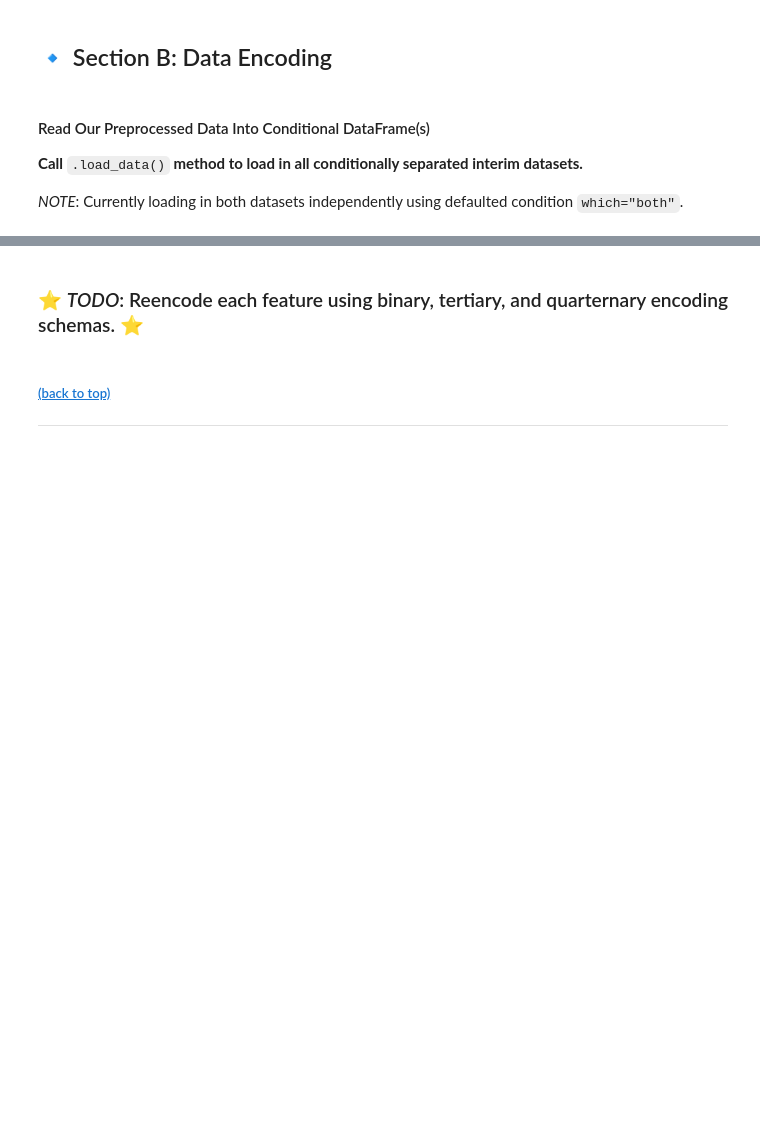
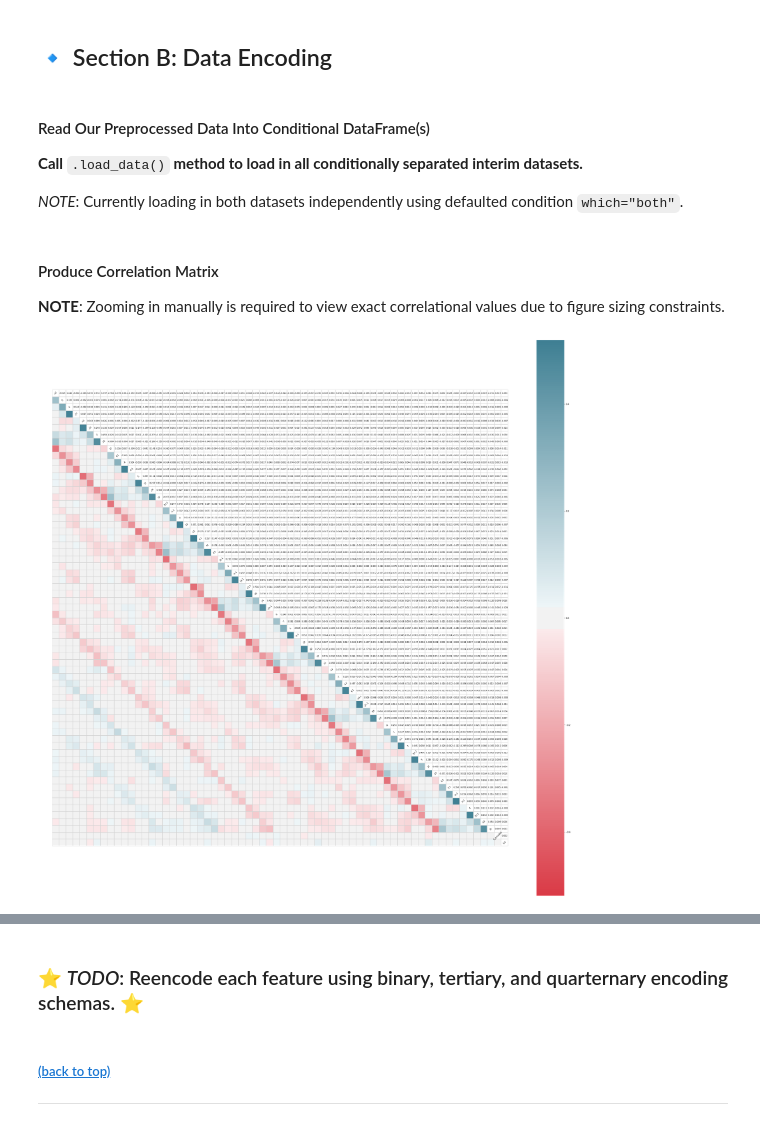
Before and after one commit to djprofessorkash/6nomads-interview-project, a Jupyter notebook: notebooks/02-intermediate-data-processing.ipynb, the cells around one changed output, grey strips where cells are left out. Cells and saved outputs as stored; diff of their text form; code cells hidden in the pictures; blank space fills up the shorter version.

```diff
--- a/notebooks/02-intermediate-data-processing.ipynb
+++ b/notebooks/02-intermediate-data-processing.ipynb
@@ -78,3 +84,11 @@ proc = Dataset_Processor()
 _NOTE_: Currently loading in both datasets independently using defaulted condition `which="both"`.
 # %%
 (df_train_i, df_test_i) = proc.load_data()
+# %% [markdown]
+#### Produce Correlation Matrix
+
+**NOTE**: Zooming in manually is required to view exact correlational values due to figure sizing constraints.
+# %%
+corrplot_(df_train_i, figsize=(50, 50))
+# %% [output]
+[figure, added]
```
Also changed, not shown: parts of 18 cells of this notebook.
